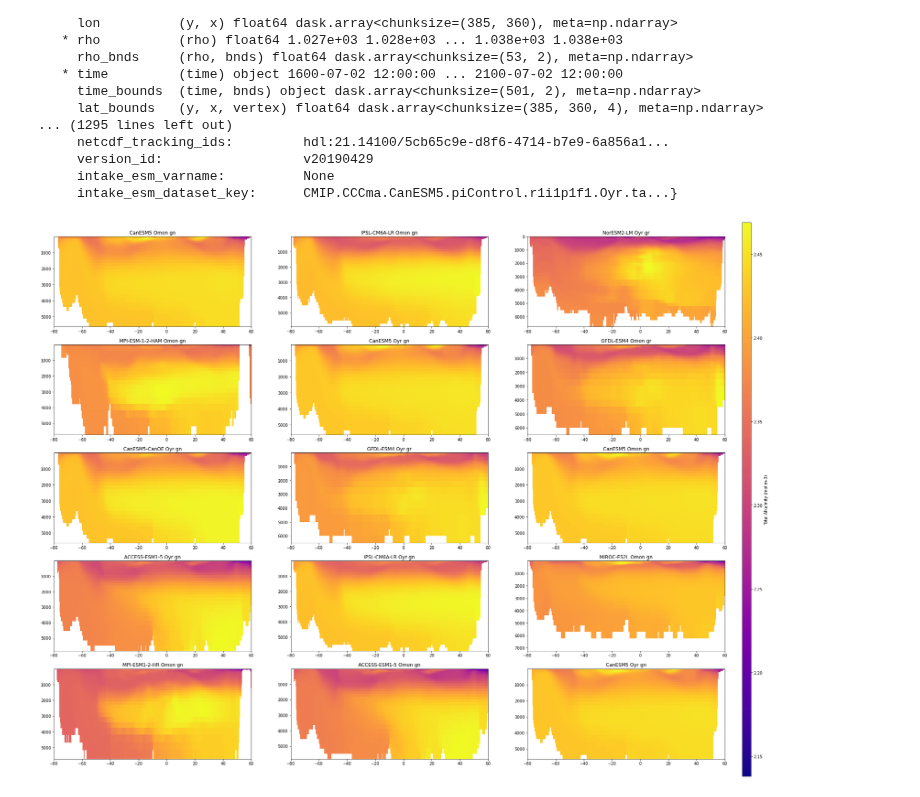
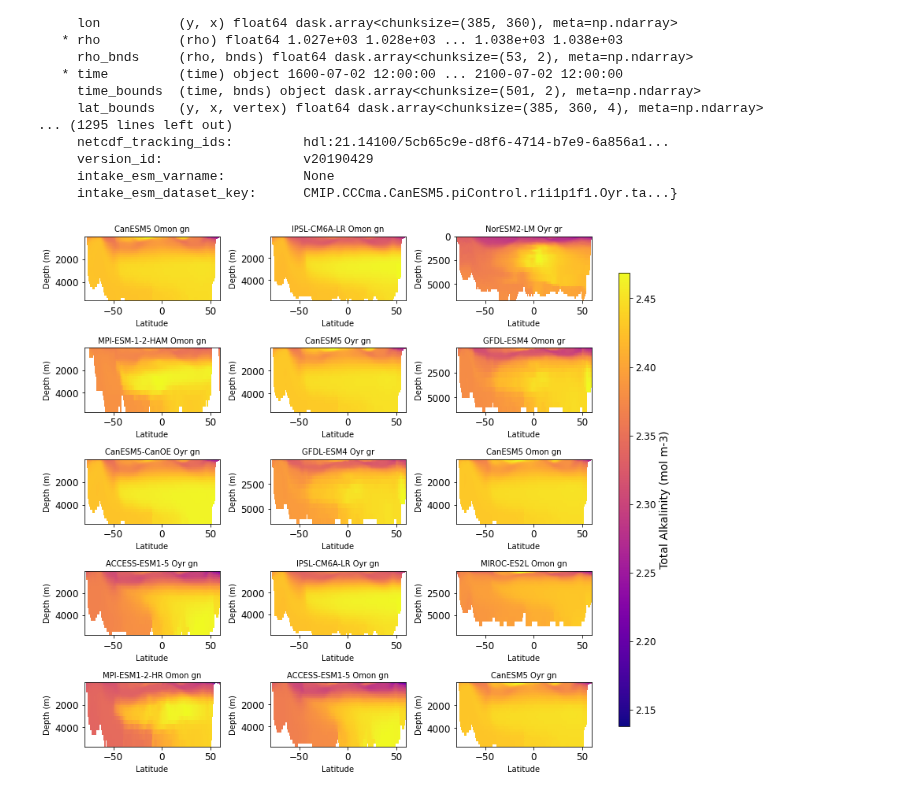
Before and after one commit to gmacgilchrist/seniorthesis, a Jupyter notebook: notebooks/talk_plots.ipynb, the cells around one changed output. Cells and saved outputs as stored; diff of their text form; code cells hidden in the pictures.

```diff
--- a/notebooks/talk_plots.ipynb
+++ b/notebooks/talk_plots.ipynb
@@ -108,7 +108,12 @@ talkr = talk_dict[r].isel(time=0).sel(x=slice(180,200)).mean('x', keep_attrs=Tru
 talks = talk_dict[s].isel(time=0).sel(x=slice(180,200)).mean('x', keep_attrs=True)
 talku = talk_dict[u].isel(time=0).sel(x=slice(180,200)).mean('x', keep_attrs=True)
 # %%
-figa, ((axb, axc, axE), (axf, axg, axh), (axk, axm, axn), (axo, axp, axq), (axr, axs, axu)) = plt.subplots(nrows = 5,ncols = 3, figsize=[30, 24])
+plt.rc('font', size = 12)
+plt.rc('axes', titlesize= 10)
+plt.rc('axes', labelsize= 10)
+plt.rc('figure', titlesize=14)
+
+figa, ((axb, axc, axE), (axf, axg, axh), (axk, axm, axn), (axo, axp, axq), (axr, axs, axu)) = plt.subplots(nrows = 5,ncols = 3, figsize=[10, 10])
 # ima = axa.pcolormesh(talka['y'],talka['lev'],talka.talk, cmap = 'bwr')
 # axa.set_xlim([-80,60])
 # axa.invert_yaxis()
@@ -120,19 +125,25 @@ figa, ((axb, axc, axE), (axf, axg, axh), (axk, axm, axn), (axo, axp, axq), (axr,
 imb = axb.pcolormesh(talkb['y'],talkb['lev'],talkb.talk, cmap = 'plasma')
 axb.set_xlim([-80,60])
 axb.invert_yaxis()
-cbaxes = figa.add_axes([0.92, 0.1, 0.01, 0.8])
+axb.set_xlabel('Latitude')
+axb.set_ylabel('Depth (m)')
+cbaxes = figa.add_axes([1.03, 0.1, 0.02, 0.8])
 cbara = figa.colorbar(imb, cax = cbaxes)
-cbara.set_label(talkb.talk.attrs['long_name']+' ('+talkb.talk.attrs['units']+')')
+cbara.set_label(talkb.talk.attrs['long_name']+' ('+talkb.talk.attrs['units']+')', fontsize = 14)
 axb.set_title(talkb.attrs['source_id']+ ' '+ talkb.attrs['table_id']+ ' '+ talkb.attrs['grid_label'])
 
 imc = axc.pcolormesh(talkc['y'],talkc['lev'],talkc.talk, cmap = 'plasma')
 axc.set_xlim([-80,60])
 axc.invert_yaxis()
+axc.set_xlabel('Latitude')
+axc.set_ylabel('Depth (m)')
 axc.set_title(talkc.attrs['source_id']+' '+ talkc.attrs['table_id']+ ' '+ talkc.attrs['grid_label'])
 
 ime = axE.pcolormesh(talke['y'],talke['lev'],talke.talk, cmap = 'plasma')
 axE.set_xlim([-80,60])
 axE.invert_yaxis()
+axE.set_xlabel('Latitude')
+axE.set_ylabel('Depth (m)')
 # cbare = plt.colorbar(ima)
 # cbare.set_label(DICe.dissic.attrs['long_name']+'\n('+DICe.dissic.attrs['units']+')')
 axE.set_title(talke.attrs['source_id']+ ' '+ talke.attrs['table_id']+ ' '+ talke.attrs['grid_label'])
@@ -140,21 +151,29 @@ axE.set_title(talke.attrs['source_id']+ ' '+ talke.attrs['table_id']+ ' '+ talke
 imf = axf.pcolormesh(talkf['y'],talkf['lev'],talkf.talk, cmap = 'plasma')
 axf.set_xlim([-80,60])
 axf.invert_yaxis()
+axf.set_xlabel('Latitude')
+axf.set_ylabel('Depth (m)')
 axf.set_title(talkf.attrs['source_id']+ ' '+ talkf.attrs['table_id']+ ' '+ talkf.attrs['grid_label'])
 
 img = axg.pcolormesh(talkg['y'],talkg['lev'],talkg.talk, cmap = 'plasma')
 axg.set_xlim([-80,60])
 axg.invert_yaxis()
+axg.set_xlabel('Latitude')
+axg.set_ylabel('Depth (m)')
 axg.set_title(talkg.attrs['source_id']+ ' '+ talkg.attrs['table_id']+ ' '+ talkg.attrs['grid_label'])
 
 imh = axh.pcolormesh(talkh['y'],talkh['lev'],talkh.talk, cmap = 'plasma')
 axh.set_xlim([-80,60])
 axh.invert_yaxis()
+axh.set_xlabel('Latitude')
+axh.set_ylabel('Depth (m)')
 axh.set_title(talkh.attrs['source_id']+ ' '+ talkh.attrs['table_id']+ ' '+ talkh.attrs['grid_label'])
 
 imk = axk.pcolormesh(talkk['y'],talkk['lev'],talkk.talk, cmap = 'plasma')
 axk.set_xlim([-80,60])
 axk.invert_yaxis()
+axk.set_xlabel('Latitude')
+axk.set_ylabel('Depth (m)')
 axk.set_title(talkk.attrs['source_id']+' '+ talkk.attrs['table_id']+ ' '+ talkk.attrs['grid_label'])
 
 # iml = axl.pcolormesh(talkl['y'],talkl['lev'],talkl.talk, cmap = 'bwr')
@@ -165,43 +184,60 @@ axk.set_title(talkk.attrs['source_id']+' '+ talkk.attrs['table_id']+ ' '+ talkk.
 imm = axm.pcolormesh(talkm['y'],talkm['lev'],talkm.talk, cmap = 'plasma')
 axm.set_xlim([-80,60])
 axm.invert_yaxis()
+axm.set_xlabel('Latitude')
+axm.set_ylabel('Depth (m)')
 axm.set_title(talkm.attrs['source_id']+' '+ talkm.attrs['table_id']+ ' '+ talkm.attrs['grid_label'])
 
 imn = axn.pcolormesh(talkn['y'],talkn['lev'],talkn.talk, cmap = 'plasma')
 axn.set_xlim([-80,60])
 axn.invert_yaxis()
+axn.set_xlabel('Latitude')
+axn.set_ylabel('Depth (m)')
 axn.set_title(talkn.attrs['source_id']+' '+ talkn.attrs['table_id']+ ' '+ talkn.attrs['grid_label'])
 
 imo = axo.pcolormesh(talko['y'],talko['lev'],talko.talk, cmap = 'plasma')
 axo.set_xlim([-80,60])
 axo.invert_yaxis()
+axo.set_xlabel('Latitude')
+axo.set_ylabel('Depth (m)')
 axo.set_title(talko.attrs['source_id']+' '+ talko.attrs['table_id']+ ' '+ talko.attrs['grid_label'])
 
 imp = axp.pcolormesh(talkp['y'],talkp['lev'],talkp.talk, cmap = 'plasma')
 axp.set_xlim([-80,60])
 axp.invert_yaxis()
+axp.set_xlabel('Latitude')
+axp.set_ylabel('Depth (m)')
 axp.set_title(talkp.attrs['source_id']+' '+ talkp.attrs['table_id']+ ' '+ talkp.attrs['grid_label'])
 
 imq = axq.pcolormesh(talkq['y'],talkq['lev'],talkq.talk, cmap = 'plasma')
 axq.set_xlim([-80,60])
 axq.invert_yaxis()
+axq.set_xlabel('Latitude')
+axq.set_ylabel('Depth (m)')
 axq.set_title(talkq.attrs['source_id']+' '+ talkq.attrs['table_id']+ ' '+ talkq.attrs['grid_label'])
 
 imr = axr.pcolormesh(talkr['y'],talkr['lev'],talkr.talk, cmap = 'plasma')
 axr.set_xlim([-80,60])
 axr.invert_yaxis()
+axr.set_xlabel('Latitude')
+axr.set_ylabel('Depth (m)')
 axr.set_title(talkr.attrs['source_id']+' '+ talkr.attrs['table_id']+ ' '+ talkr.attrs['grid_label'])
 
 ims = axs.pcolormesh(talks['y'],talks['lev'],talks.talk, cmap = 'plasma')
 axs.set_xlim([-80,60])
 axs.invert_yaxis()
+axs.set_xlabel('Latitude')
+axs.set_ylabel('Depth (m)')
 axs.set_title(talks.attrs['source_id']+' '+ talks.attrs['table_id']+ ' '+ talks.attrs['grid_label'])
 
 imu = axu.pcolormesh(talku['y'],talku['lev'],talku.talk, cmap = 'plasma')
 axu.set_xlim([-80,60])
 axu.invert_yaxis()
+axu.set_xlabel('Latitude')
+axu.set_ylabel('Depth (m)')
 axu.set_title(talku.attrs['source_id']+' '+ talku.attrs['table_id']+ ' '+ talku.attrs['grid_label'])
 
+figa.tight_layout(pad = 1)
 figa.savefig('talk.png')
 # %% [output]
-[figure, old version]
+[figure, new version]
```
Also changed, not shown: 6 other files.
